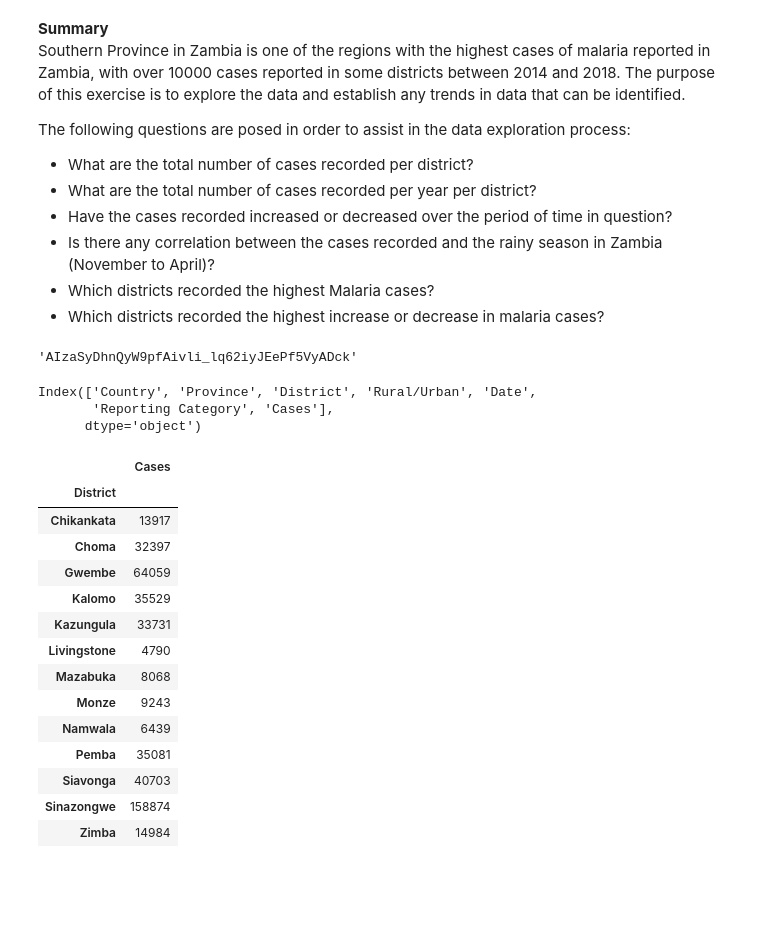
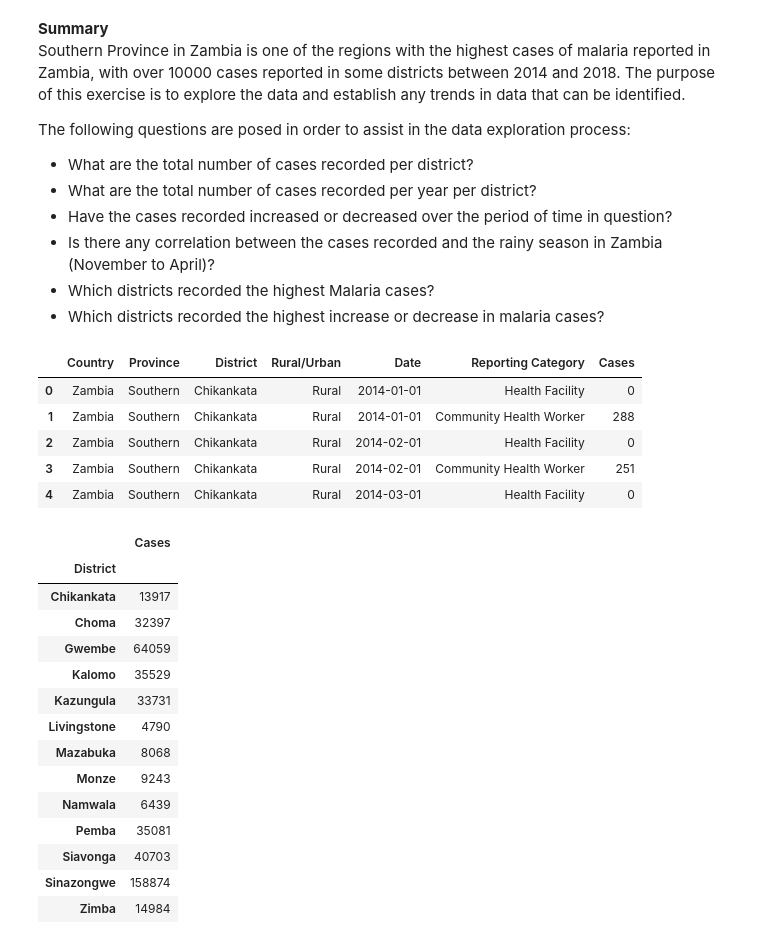
Before and after one commit to MandoKapeso/Malaria-data-exploration-project, a Jupyter notebook: Zambia Malaria Exploration.ipynb, the cells around one changed output. Drawn from its saved outputs; the diff is of its cells as text; code cells hidden in the pictures; blank space fills up the shorter version.

```diff
--- a/Zambia Malaria Exploration.ipynb
+++ b/Zambia Malaria Exploration.ipynb
@@ -21,19 +21,17 @@ import seaborn as sns
 import numpy as np
 import gmaps
 import gmaps.datasets
-# %%
-google_maps_api = open('../../../shared_resources/googlr_maps_api.txt','r').read()
-google_maps_api
-# %% [output]
-'AIzaSyDhnQyW9pfAivli_lq62iyJEePf5VyADck'
 # %%
 data = pd.read_excel('../NoMalariaCounts.xlsx', col_index= None)
 df = data.drop(['Disclaimer'], axis=1)
-df.columns
+df.head()
 # %% [output]
-Index(['Country', 'Province', 'District', 'Rural/Urban', 'Date',
-       'Reporting Category', 'Cases'],
-      dtype='object')
+|  | Country | Province | District | Rural/Urban | Date | Reporting Category | Cases |
+| 0 | Zambia | Southern | Chikankata | Rural | 2014-01-01 | Health Facility | 0 |
+| 1 | Zambia | Southern | Chikankata | Rural | 2014-01-01 | Community Health Worker | 288 |
+| 2 | Zambia | Southern | Chikankata | Rural | 2014-02-01 | Health Facility | 0 |
+| 3 | Zambia | Southern | Chikankata | Rural | 2014-02-01 | Community Health Worker | 251 |
+| 4 | Zambia | Southern | Chikankata | Rural | 2014-03-01 | Health Facility | 0 |
 # %%
 total_cases_per_district = df.groupby('District').sum()
 total_cases_per_district
```
Also changed, not shown: parts of 2 cells of this notebook.
